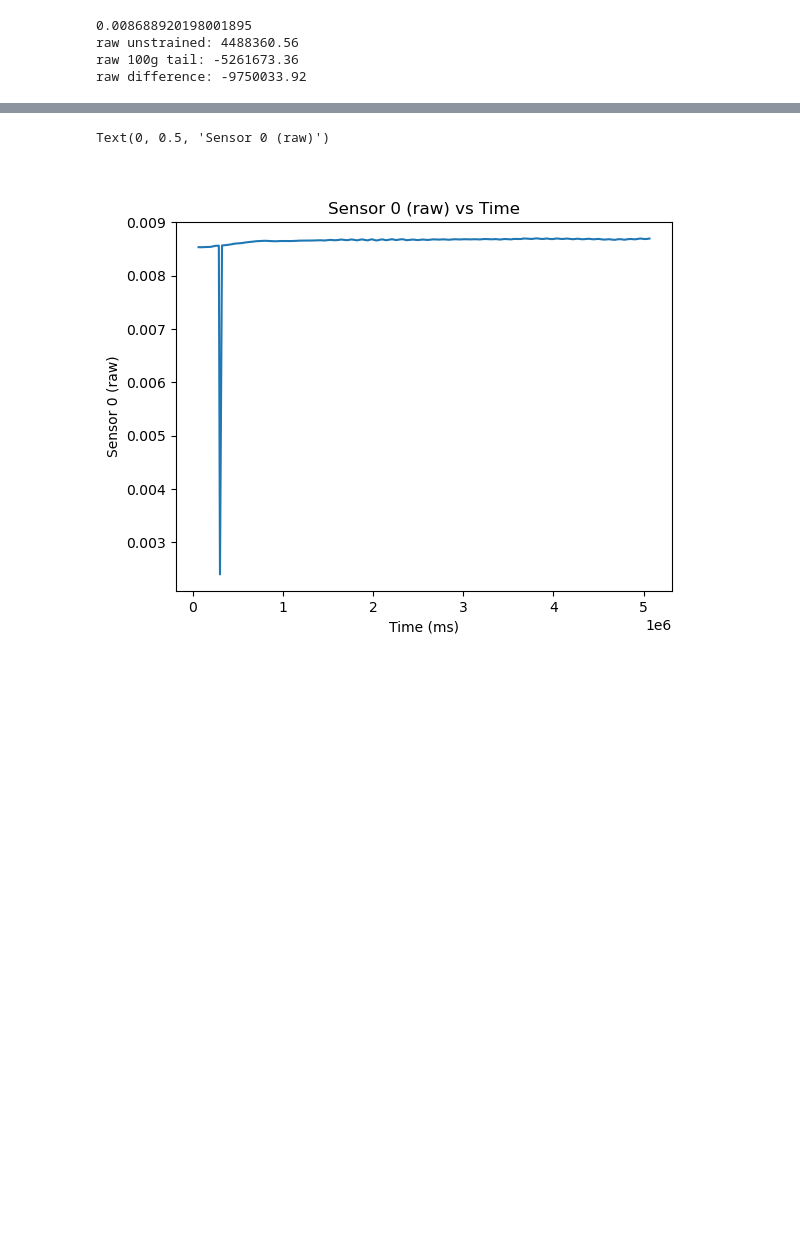
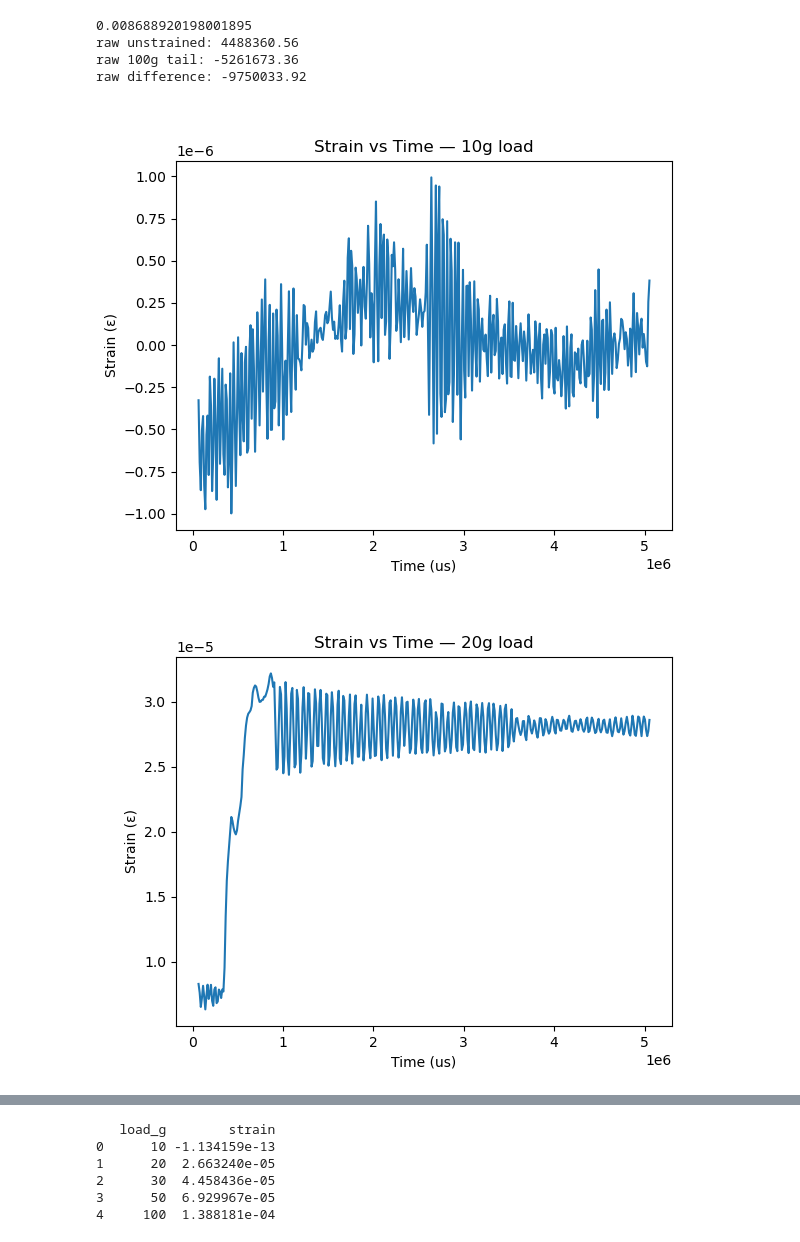
Before and after one commit to cmahoneyy/geng360-mahoney, a Jupyter notebook: Lab 4 - Beam/strain_code.ipynb, the cells around one changed output, grey strips where cells are left out. Cells and saved outputs as stored; diff of their text form; code cells hidden in the pictures; blank space fills up the shorter version.

```diff
--- a/Lab 4 - Beam/strain_code.ipynb
+++ b/Lab 4 - Beam/strain_code.ipynb
@@ -41,7 +41,7 @@ print("raw unstrained:", unstrained)
 print("raw 100g tail:", myData["strain (raw)"].tail(50).mean())
 print("raw difference:", myData["strain (raw)"].tail(50).mean() - unstrained)
 
-"""loads = [10, 20, 30, 50, 100]  # grams
+loads = [10, 20, 30, 50, 100]  # grams
 files = ["no_strain.csv", "10g.csv", "20g.csv", "30g.csv", "50g.csv", "100g.csv"]
 
 results = []
@@ -53,31 +53,33 @@ for load, file in zip(loads, files):
     results.append({"load_g": load, "strain": strain.mean()})
 
     # Plot each load
     plt.figure()
     sns.lineplot(x="Times (us)", y=strain, data=data)
     plt.title(f"Strain vs Time — {load}g load")
     plt.xlabel("Time (us)")
     plt.ylabel("Strain (ε)")
     mplcursors.cursor(hover=False)
     plt.show()
 
 results_df = pd.DataFrame(results)
-print(results_df)"""
+print(results_df)
 
 plt.figure()  # Create a new figure
 sns.lineplot(x="Times (us)", y= strain, data=myData)
 plt.title("Sensor 0 (raw) vs Time")
 plt.xlabel("Time (ms)")
 plt.ylabel("Sensor 0 (raw)")
 
 #mplcursors.cursor(hover=False)  # Enable interactive cursor for data point selection
 
 # Click anywhere on your data to add a cursor
 # Right-click to remove a cursor
 
 #plt.show()
 # %% [output]
 0.008688920198001895
 raw unstrained: 4488360.56
 raw 100g tail: -5261673.36
 raw difference: -9750033.92
+[figure, new version]
+[figure, added]
@@ -84,2 +89,6 @@ raw difference: -9750033.92
-Text(0, 0.5, 'Sensor 0 (raw)')
+   load_g        strain
+0      10 -1.134159e-13
+1      20  2.663240e-05
+2      30  4.458436e-05
+3      50  6.929967e-05
+4     100  1.388181e-04
-[figure, old version]
```
Also changed, not shown: parts of 1 cell of this notebook.
